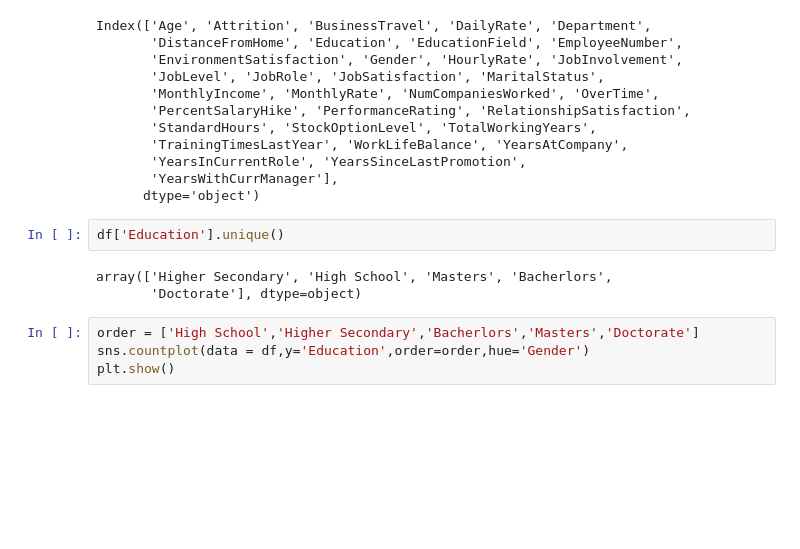
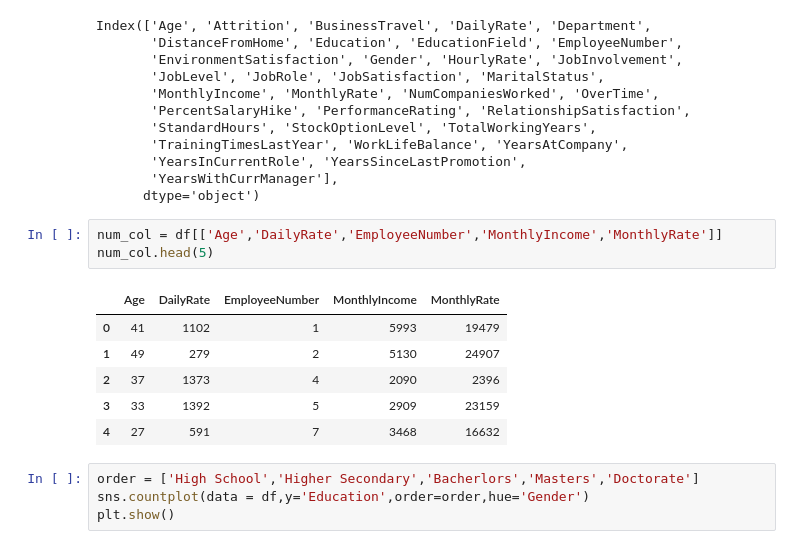
Before and after one commit to JOCRZ/Meriskill-Internship, a Jupyter notebook: Projects/Project3/M2Project3.ipynb, the cells around one changed output. Drawn from its saved outputs; the diff is of its cells as text; blank space fills up the shorter version.

```diff
--- a/Projects/Project3/M2Project3.ipynb
+++ b/Projects/Project3/M2Project3.ipynb
@@ -21,11 +21,16 @@ Index(['Age', 'Attrition', 'BusinessTravel', 'DailyRate', 'Department',
        'YearsInCurrentRole', 'YearsSinceLastPromotion',
        'YearsWithCurrManager'],
       dtype='object')
-# %%
-df['Education'].unique()
-# %% [output]
-array(['Higher Secondary', 'High School', 'Masters', 'Bacherlors',
-       'Doctorate'], dtype=object)
+# %%
+num_col = df[['Age','DailyRate','EmployeeNumber','MonthlyIncome','MonthlyRate']]
+num_col.head(5)
+# %% [output]
+|  | Age | DailyRate | EmployeeNumber | MonthlyIncome | MonthlyRate |
+| 0 | 41 | 1102 | 1 | 5993 | 19479 |
+| 1 | 49 | 279 | 2 | 5130 | 24907 |
+| 2 | 37 | 1373 | 4 | 2090 | 2396 |
+| 3 | 33 | 1392 | 5 | 2909 | 23159 |
+| 4 | 27 | 591 | 7 | 3468 | 16632 |
 # %%
 order = ['High School','Higher Secondary','Bacherlors','Masters','Doctorate']
 sns.countplot(data = df,y='Education',order=order,hue='Gender')
```
Also changed, not shown: parts of 16 cells of this notebook, 2 other files.
